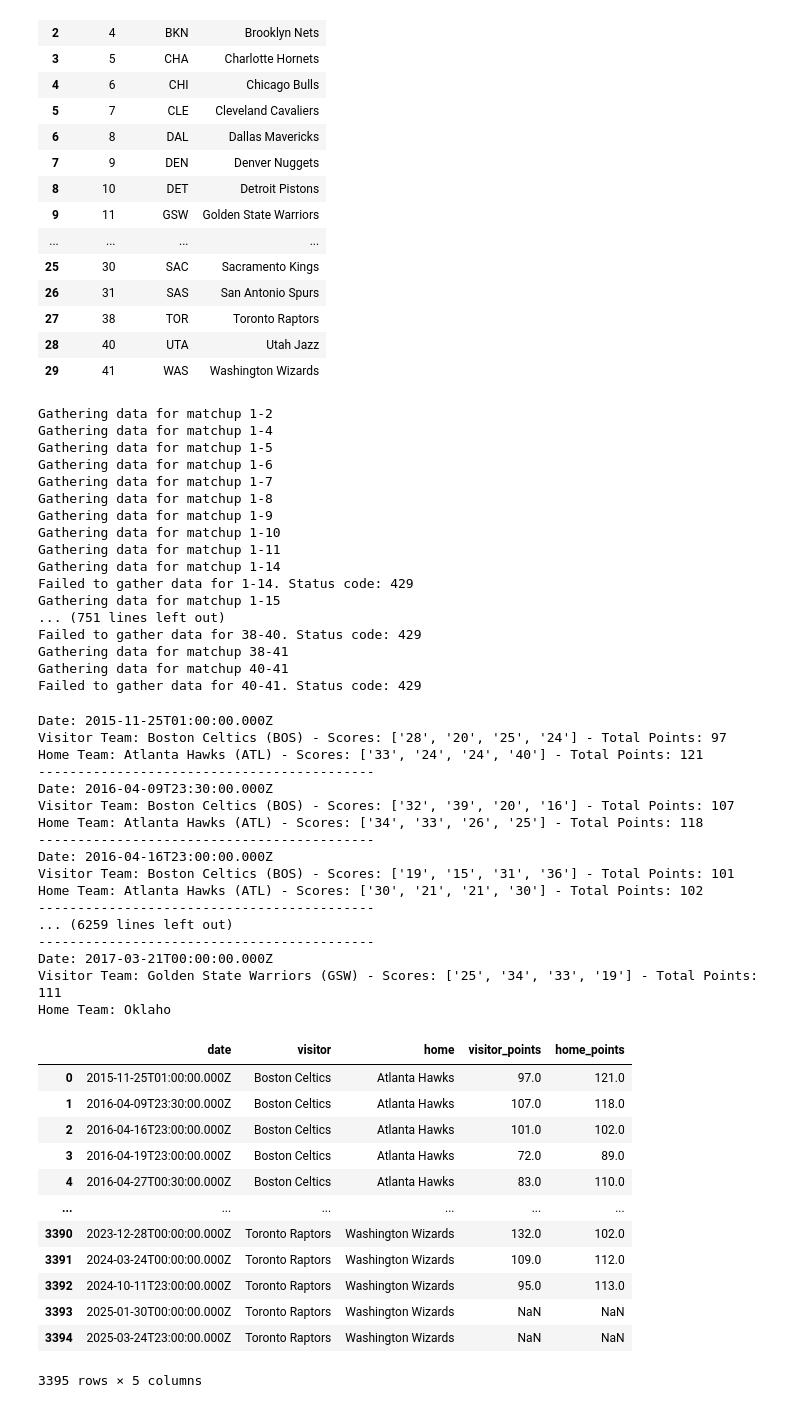
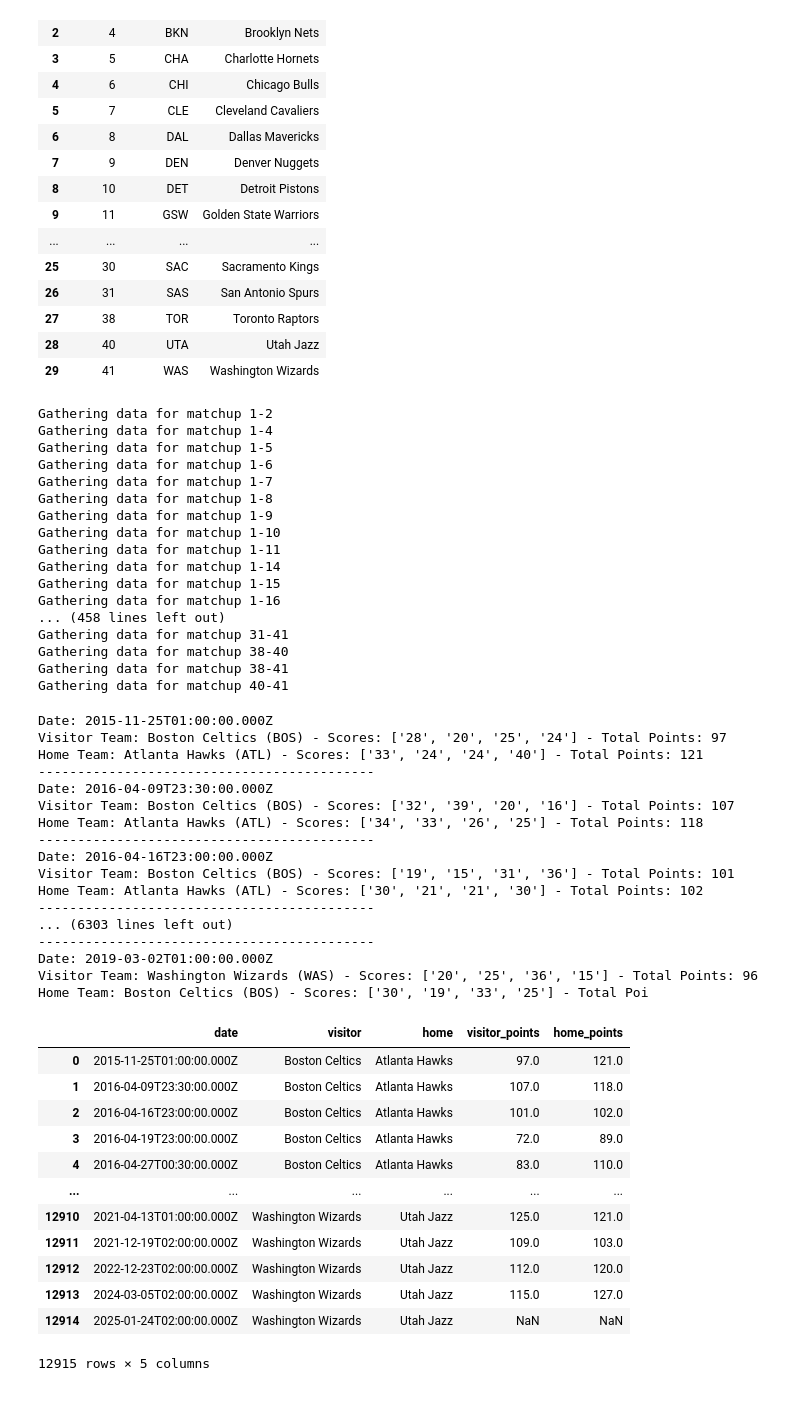
Before and after one commit to VincentGordon-Data-Analyst/nba-api, a Jupyter notebook: teams_etl.ipynb, the cells around one changed output. Drawn from its saved outputs; the diff is of its cells as text; code cells hidden in the pictures.

Commit message:
Added more time to sleep funtion and exported dataframes to excel files

```diff
--- a/teams_etl.ipynb
+++ b/teams_etl.ipynb
@@ -112,6 +116,7 @@ headers = {
 # Get a list of all team ids (only take for 2 for example)
 team_ids = teams_data['team_id'].values
 
+# Function to build matchup games
 def game_matches(team_ids, url, headers):
     # Use team ids to make game matches
     matchups = list(permutations(team_ids, 2))
@@ -141,7 +146,7 @@ def game_matches(team_ids, url, headers):
             print(f"Failed to gather data for {game[0]}-{game[1]}. Status code: {response.status_code}")
 
         # Avoid hitting rate limits
-        time.sleep(1)
+        time.sleep(10)
 
     # Display gathered data
     return response_arr
@@ -158,16 +163,15 @@ Gathering data for matchup 1-9
 Gathering data for matchup 1-10
 Gathering data for matchup 1-11
 Gathering data for matchup 1-14
-Failed to gather data for 1-14. Status code: 429
 Gathering data for matchup 1-15
-... (751 lines left out)
-Failed to gather data for 38-40. Status code: 429
+Gathering data for matchup 1-16
+... (458 lines left out)
+Gathering data for matchup 31-41
+Gathering data for matchup 38-40
 Gathering data for matchup 38-41
 Gathering data for matchup 40-41
-Failed to gather data for 40-41. Status code: 429
 # %%
 game_scores = []
-
 for info in results:
     for game in info['response']:
         # Extract date of the game
@@ -211,7 +215,6 @@ for info in results:
         })
 
     game_score_df = pd.DataFrame(game_scores)
-game_score_df
 # %% [output]
 Date: 2015-11-25T01:00:00.000Z
 Visitor Team: Boston Celtics (BOS) - Scores: ['28', '20', '25', '24'] - Total Points: 97
@@ -225,21 +228,24 @@ Date: 2016-04-16T23:00:00.000Z
 Visitor Team: Boston Celtics (BOS) - Scores: ['19', '15', '31', '36'] - Total Points: 101
 Home Team: Atlanta Hawks (ATL) - Scores: ['30', '21', '21', '30'] - Total Points: 102
 -------------------------------------------
-... (6259 lines left out)
+... (6303 lines left out)
 -------------------------------------------
-Date: 2017-03-21T00:00:00.000Z
-Visitor Team: Golden State Warriors (GSW) - Scores: ['25', '34', '33', '19'] - Total Points: 111
-Home Team: Oklaho
+Date: 2019-03-02T01:00:00.000Z
+Visitor Team: Washington Wizards (WAS) - Scores: ['20', '25', '36', '15'] - Total Points: 96
+Home Team: Boston Celtics (BOS) - Scores: ['30', '19', '33', '25'] - Total Poi
-|  | date | visitor | home | visitor_points | home_points |
-| 0 | 2015-11-25T01:00:00.000Z | Boston Celtics | Atlanta Hawks | 97.0 | 121.0 |
-| 1 | 2016-04-09T23:30:00.000Z | Boston Celtics | Atlanta Hawks | 107.0 | 118.0 |
-| 2 | 2016-04-16T23:00:00.000Z | Boston Celtics | Atlanta Hawks | 101.0 | 102.0 |
-| 3 | 2016-04-19T23:00:00.000Z | Boston Celtics | Atlanta Hawks | 72.0 | 89.0 |
-| 4 | 2016-04-27T00:30:00.000Z | Boston Celtics | Atlanta Hawks | 83.0 | 110.0 |
-| ... | ... | ... | ... | ... | ... |
-| 3390 | 2023-12-28T00:00:00.000Z | Toronto Raptors | Washington Wizards | 132.0 | 102.0 |
-| 3391 | 2024-03-24T00:00:00.000Z | Toronto Raptors | Washington Wizards | 109.0 | 112.0 |
-| 3392 | 2024-10-11T23:00:00.000Z | Toronto Raptors | Washington Wizards | 95.0 | 113.0 |
-| 3393 | 2025-01-30T00:00:00.000Z | Toronto Raptors | Washington Wizards | NaN | NaN |
-| 3394 | 2025-03-24T23:00:00.000Z | Toronto Raptors | Washington Wizards | NaN | NaN |
-3395 rows × 5 columns
+# %%
+game_score_df.to_excel('./data/game_scores.xlsx', index=False)
+# %% [output]
+|  | date | visitor | home | visitor_points | home_points |
+| 0 | 2015-11-25T01:00:00.000Z | Boston Celtics | Atlanta Hawks | 97.0 | 121.0 |
+| 1 | 2016-04-09T23:30:00.000Z | Boston Celtics | Atlanta Hawks | 107.0 | 118.0 |
+| 2 | 2016-04-16T23:00:00.000Z | Boston Celtics | Atlanta Hawks | 101.0 | 102.0 |
+| 3 | 2016-04-19T23:00:00.000Z | Boston Celtics | Atlanta Hawks | 72.0 | 89.0 |
+| 4 | 2016-04-27T00:30:00.000Z | Boston Celtics | Atlanta Hawks | 83.0 | 110.0 |
+| ... | ... | ... | ... | ... | ... |
+| 12910 | 2021-04-13T01:00:00.000Z | Washington Wizards | Utah Jazz | 125.0 | 121.0 |
+| 12911 | 2021-12-19T02:00:00.000Z | Washington Wizards | Utah Jazz | 109.0 | 103.0 |
+| 12912 | 2022-12-23T02:00:00.000Z | Washington Wizards | Utah Jazz | 112.0 | 120.0 |
+| 12913 | 2024-03-05T02:00:00.000Z | Washington Wizards | Utah Jazz | 115.0 | 127.0 |
+| 12914 | 2025-01-24T02:00:00.000Z | Washington Wizards | Utah Jazz | NaN | NaN |
+12915 rows × 5 columns
```
Also changed, not shown: parts of 1 cell of this notebook, 1 other file.
